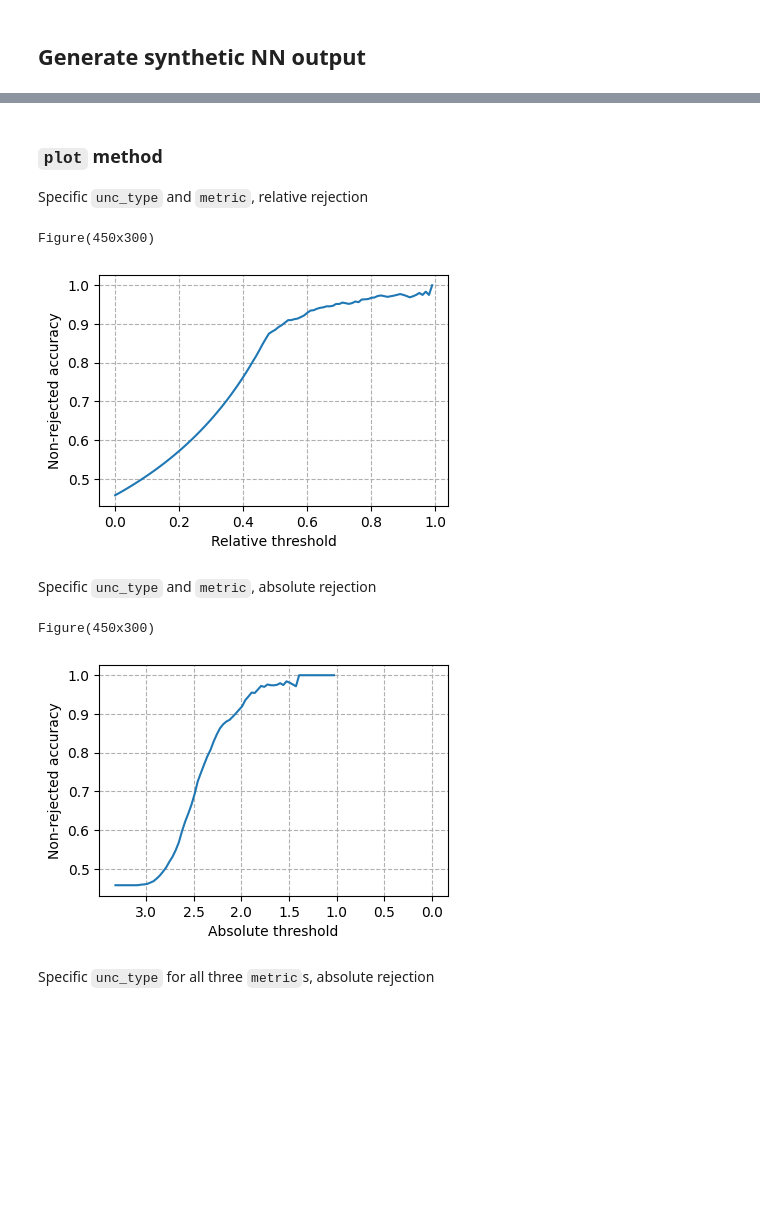
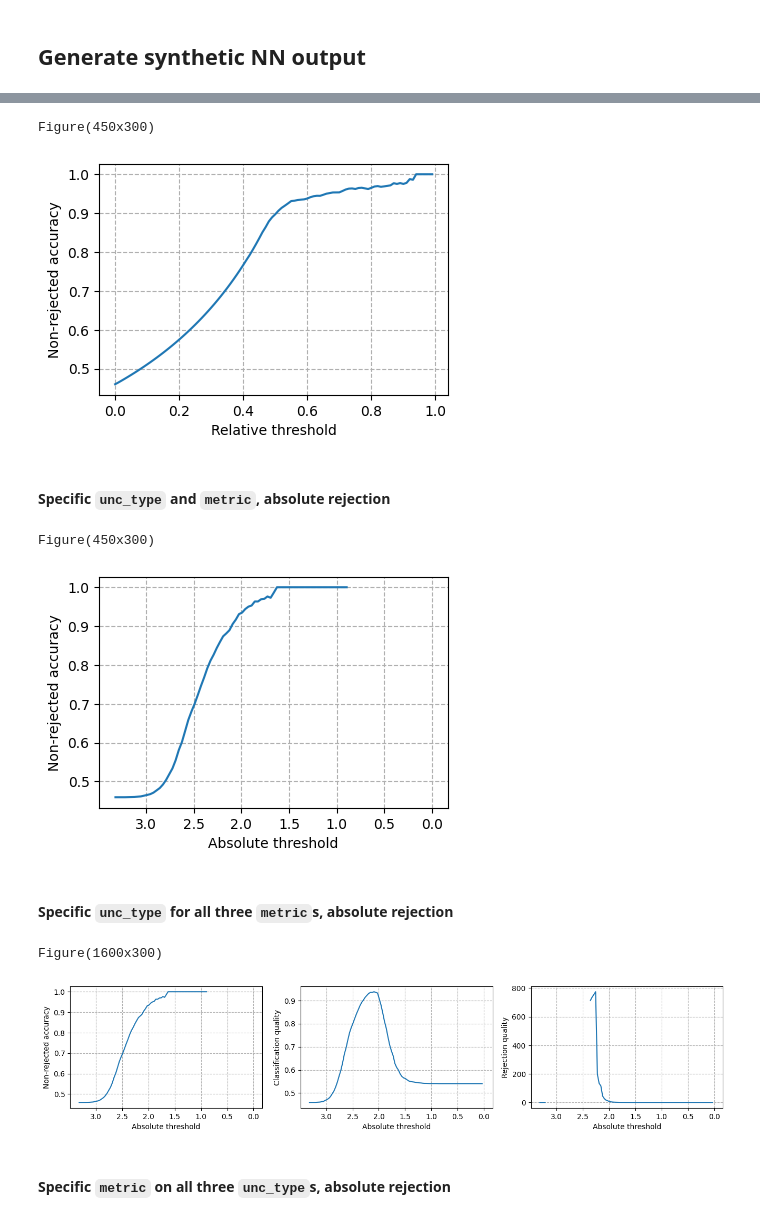
Before and after one commit to arthur-thuy/reject, a Jupyter notebook: docs/example.ipynb, the cells around one changed output, grey strips where cells are left out. Saved outputs shown, nothing was run; the diff lists cells and outputs as text; code cells hidden in the pictures; blank space fills up the shorter version.

```diff
--- a/docs/example.ipynb
+++ b/docs/example.ipynb
@@ -42,21 +95,25 @@ Incorrect             115         970
+# %%
+fig = rej.plot_reject(unc_type="TU", metric="NRA")
+print(fig)
+# %% [output]
+Figure(450x300)
+[figure, added]
 # %% [markdown]
-### `plot` method
-
-Specific `unc_type` and `metric`, relative rejection
+#### Specific `unc_type` and `metric`, absolute rejection
 # %%
-fig = rej.plot(unc_type="TU", metric="NRA")
+fig = rej.plot_reject(unc_type="TU", metric="NRA", relative=False)
 print(fig)
 # %% [output]
 Figure(450x300)
-[figure, old version]
+[figure, new version]
 # %% [markdown]
-Specific `unc_type` and `metric`, absolute rejection
+#### Specific `unc_type` for all three `metric`s, absolute rejection
 # %%
-fig = rej.plot(unc_type="TU", metric="NRA", relative=False)
+fig = rej.plot_reject(unc_type="TU", metric=None, relative=False)
 print(fig)
 # %% [output]
-Figure(450x300)
+Figure(1600x300)
-[figure, old version]
+[figure, new version]
 # %% [markdown]
-Specific `unc_type` for all three `metric`s, absolute rejection
+#### Specific `metric` on all three `unc_type`s, absolute rejection
 # %%
```
Also changed, not shown: parts of 18 cells of this notebook.
